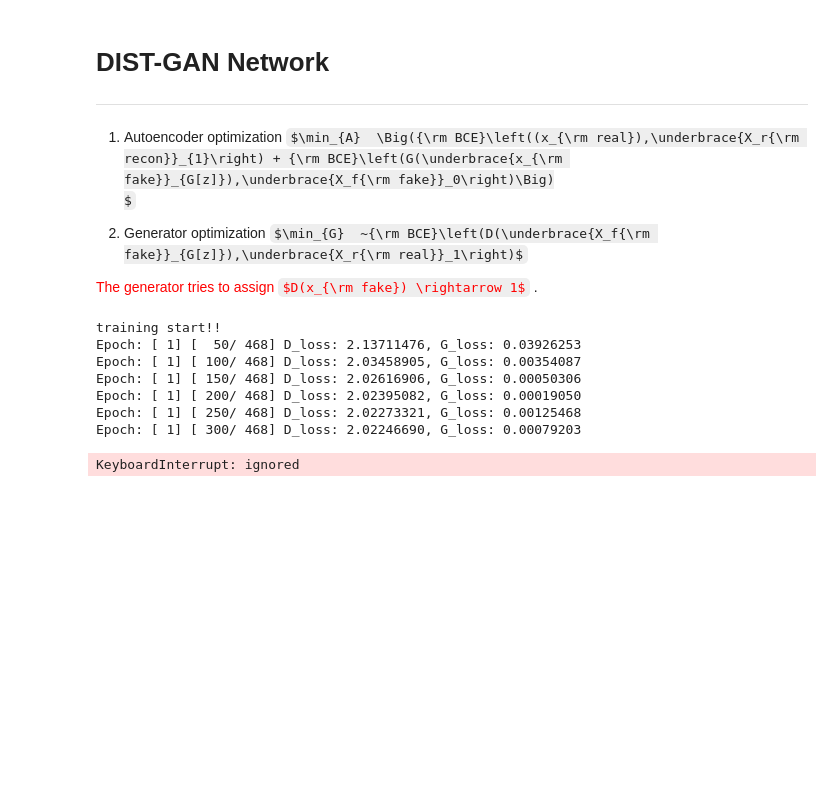
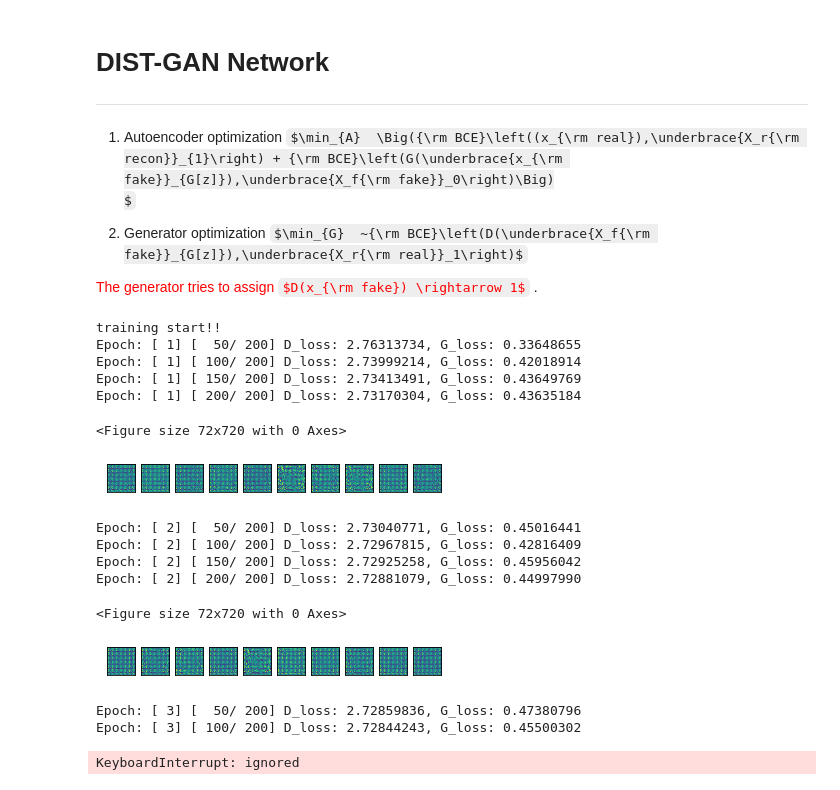
Before and after one commit to Olivia-Feldman/NUGAN-DISTGAN, a Jupyter notebook: DIST_GAN2.ipynb, the cells around one changed output. Cells and saved outputs as stored; diff of their text form; code cells hidden in the pictures; some formulas as TeX source; blank space fills up the shorter version.

Commit message:
fixed generator loss

```diff
--- a/DIST_GAN2.ipynb
+++ b/DIST_GAN2.ipynb
@@ -167,7 +161,7 @@ class GAN():
         # parameters
         self.epoch = params['max_epochs']
         self.sample_num = 100
-        self.batch_size = params['base_size']
+        self.batch_size = 300
         self.input_size = 28
         self.z_dim = params['z_dim']
         self.base_size = params['base_size']
@@ -237,21 +231,24 @@ class GAN():
                 torch.autograd.set_detect_anomaly(True)
                 # reconstructed image
                 recon = self.A(x_)
-                X_r = self.G(recon.detach()) # reconstructed iamges from generator
+                X_r = self.G(recon) # reconstructed iamges from generator
                # print("\tX_r:", X_r.shape)
-                X_f = self.G(z_.detach()) # fake images from generator
+                X_f = self.G(z_) # fake images from generator
                 #print("\tX_f:", X_f.shape)
                 X_r, X_f = X_r, X_f
 
+                D_real = self.D(x_)
+                D_recon = self.D(X_r)
+                D_fake = self.D(X_f)
 
 
                 ## auto-encoders and Regularization from Dist-Gan paper
 
-                R_loss = torch.mean(self.BCE(x_,X_r))
+                R_loss = torch.mean(torch.square(D_real-D_recon))
                 #print("\tR_loss:", R_loss.shape)
-                f = torch.mean(X_r - X_f) #distance between reconstructed imgs and reconstructed fake imgs
+                f = torch.mean(D_recon - D_fake) #distance between reconstructed imgs and reconstructed fake imgs
                 #print("\tf:", f.shape)
-                g = torch.mean(recon - z_) * 0.15625  # distance between reconstruced imgs and noise
+                g = torch.mean(recon - z_) * 0.8838  # distance between reconstruced imgs and noise
                 #print("\tg:", g.shape)
                 R_reg = torch.square(f - g)
 
@@ -267,15 +264,13 @@ class GAN():
 
                 #train Generator with G_Loss
                 self.G_optimizer.zero_grad()
-                #X_r = self.G(recon)
-                #print("\tX_r", X_r.shape)
-               # X_f = self.G(z_)
-               # print("\tX_f", X_f.shape)
-                G_loss = torch.abs(torch.mean(X_r - torch.mean(X_f)))
-                #G_loss = X_r + X_f
-               # print("\tG_loss", G_loss.shape)
+
+                G_loss = self.BCE(D_real,D_fake)
                 G_loss.backward()
                 self.G_optimizer.step()
+
+
+
                #-----------Train Discriminator --------#######
 
                 #Train Discriminator with Discriminator Score
@@ -298,12 +293,12 @@ class GAN():
 
 
                 # Discriminator loss on data
-                d_loss_real = torch.mean(self.BCE(self.y_real_, D_real))
-                d_loss_recon = torch.mean(self.BCE(D_real, D_recon))
-                d_loss_fake = torch.mean(self.BCE(self.y_fake_,D_fake))
+                d_loss_real = torch.mean(self.BCE(self.y_real_, torch.ones_like(D_real)))
+                d_loss_recon = torch.mean(self.BCE(D_real, torch.zeros_like(D_recon)))
+                d_loss_fake = torch.mean(self.BCE(self.y_fake_,torch.ones_like(D_fake)))
 
                 # loss w.r.t gradient penalty and reconstruction term
-                D_loss = (d_loss_real + d_loss_recon)*0.5 + d_loss_fake
+                D_loss = d_loss_real + d_loss_recon + d_loss_fake
                 D_loss = D_loss + self.lamda_p * gp
 
 
@@ -343,7 +338,7 @@ class GAN():
 
             # Visualize results
             with torch.no_grad():
-                visualize_results(self,recon_images=X_r)
+                visualize_results(self)
         #plt.figure(figsize=(16,8))
        # s=plt.plot(gan.train_hist['D_loss'],c='b')
         #s=plt.plot(gan.train_hist['G_loss'],c='r')
@@ -354,18 +349,27 @@ class GAN():
         print("Training finished!")
 # %%
 params = {'beta1': 0.05, 'beta2': 0.999,'lr_g':0.0002,'lr_d':0.0002,'max_epochs':30}
-params['z_dim'] = 2
-params['base_size'] = 128
+params['z_dim'] = 128
+params['base_size'] = 64
 
 gan = GAN(params)
 
+
 gan.train()
 # %% [output]
 training start!!
-Epoch: [ 1] [  50/ 468] D_loss: 2.13711476, G_loss: 0.03926253
-Epoch: [ 1] [ 100/ 468] D_loss: 2.03458905, G_loss: 0.00354087
-Epoch: [ 1] [ 150/ 468] D_loss: 2.02616906, G_loss: 0.00050306
-Epoch: [ 1] [ 200/ 468] D_loss: 2.02395082, G_loss: 0.00019050
-Epoch: [ 1] [ 250/ 468] D_loss: 2.02273321, G_loss: 0.00125468
-Epoch: [ 1] [ 300/ 468] D_loss: 2.02246690, G_loss: 0.00079203
+Epoch: [ 1] [  50/ 200] D_loss: 2.76313734, G_loss: 0.33648655
+Epoch: [ 1] [ 100/ 200] D_loss: 2.73999214, G_loss: 0.42018914
+Epoch: [ 1] [ 150/ 200] D_loss: 2.73413491, G_loss: 0.43649769
+Epoch: [ 1] [ 200/ 200] D_loss: 2.73170304, G_loss: 0.43635184
-KeyboardInterrupt: ignored
+<Figure size 72x720 with 0 Axes>
+[figure, added]
+Epoch: [ 2] [  50/ 200] D_loss: 2.73040771, G_loss: 0.45016441
+Epoch: [ 2] [ 100/ 200] D_loss: 2.72967815, G_loss: 0.42816409
+Epoch: [ 2] [ 150/ 200] D_loss: 2.72925258, G_loss: 0.45956042
+Epoch: [ 2] [ 200/ 200] D_loss: 2.72881079, G_loss: 0.44997990
+<Figure size 72x720 with 0 Axes>
+[figure, added]
+Epoch: [ 3] [  50/ 200] D_loss: 2.72859836, G_loss: 0.47380796
+Epoch: [ 3] [ 100/ 200] D_loss: 2.72844243, G_loss: 0.45500302
+KeyboardInterrupt: ignored
```
Also changed, not shown: parts of 4 cells of this notebook.
